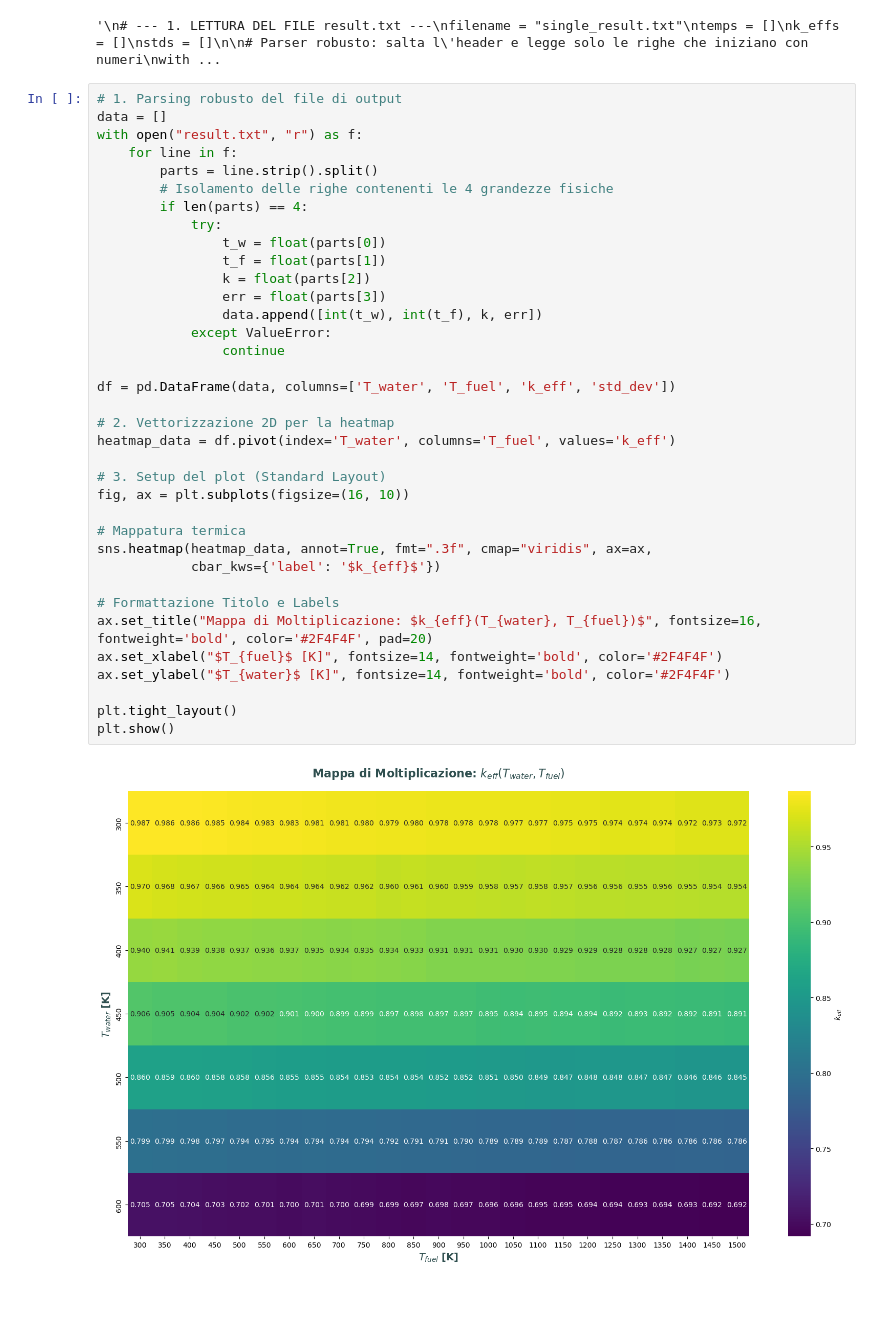
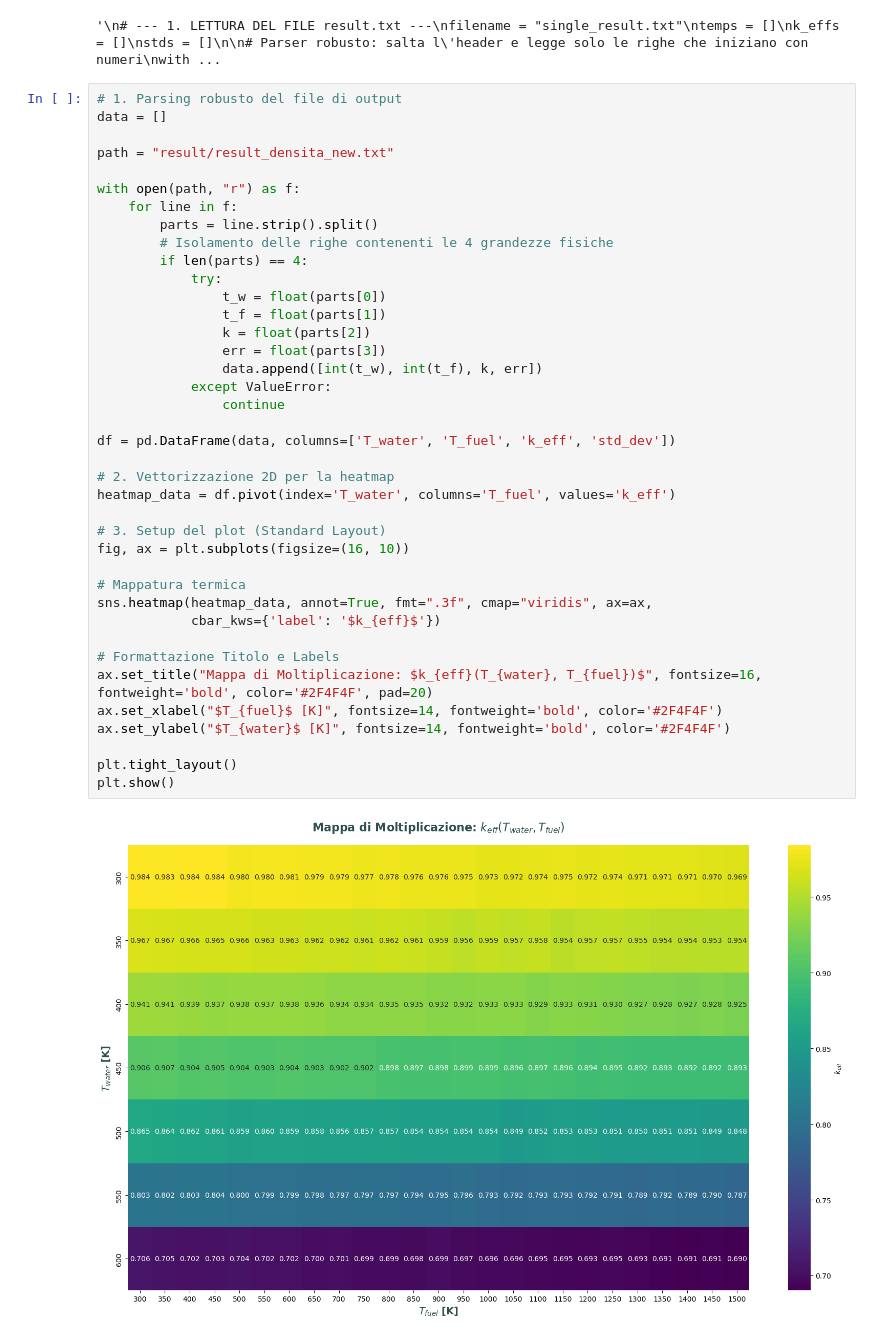
Before and after one commit to oblivion0218/Tesi-Magistrale, a Jupyter notebook: Open MC/reattore_3_sincro/auto/analisi.ipynb, the cells around one changed output. Cells and saved outputs as stored; diff of their text form; blank space fills up the shorter version.

```diff
--- a/Open MC/reattore_3_sincro/auto/analisi.ipynb
+++ b/Open MC/reattore_3_sincro/auto/analisi.ipynb
@@ -66,41 +66,44 @@ plt.show()
 # %%
 # 1. Parsing robusto del file di output
 data = []
-with open("result.txt", "r") as f:
+
+path = "result/result_densita_new.txt"
+
+with open(path, "r") as f:
     for line in f:
         parts = line.strip().split()
         # Isolamento delle righe contenenti le 4 grandezze fisiche
         if len(parts) == 4:
             try:
                 t_w = float(parts[0])
                 t_f = float(parts[1])
                 k = float(parts[2])
                 err = float(parts[3])
                 data.append([int(t_w), int(t_f), k, err])
             except ValueError:
                 continue
 
 df = pd.DataFrame(data, columns=['T_water', 'T_fuel', 'k_eff', 'std_dev'])
 
 # 2. Vettorizzazione 2D per la heatmap
 heatmap_data = df.pivot(index='T_water', columns='T_fuel', values='k_eff')
 
 # 3. Setup del plot (Standard Layout)
 fig, ax = plt.subplots(figsize=(16, 10))
 
 # Mappatura termica
 sns.heatmap(heatmap_data, annot=True, fmt=".3f", cmap="viridis", ax=ax,
             cbar_kws={'label': '$k_{eff}$'})
 
 # Formattazione Titolo e Labels
 ax.set_title("Mappa di Moltiplicazione: $k_{eff}(T_{water}, T_{fuel})$", fontsize=16, fontweight='bold', color='#2F4F4F', pad=20)
 ax.set_xlabel("$T_{fuel}$ [K]", fontsize=14, fontweight='bold', color='#2F4F4F')
 ax.set_ylabel("$T_{water}$ [K]", fontsize=14, fontweight='bold', color='#2F4F4F')
 
 plt.tight_layout()
 plt.show()
 # %% [output]
-[figure, old version]
+[figure, new version]
 # %%
 plt.figure(figsize=(16, 10))
 t_waters = df['T_water'].unique()
```
Also changed, not shown: parts of 9 cells of this notebook, 8 other files.
